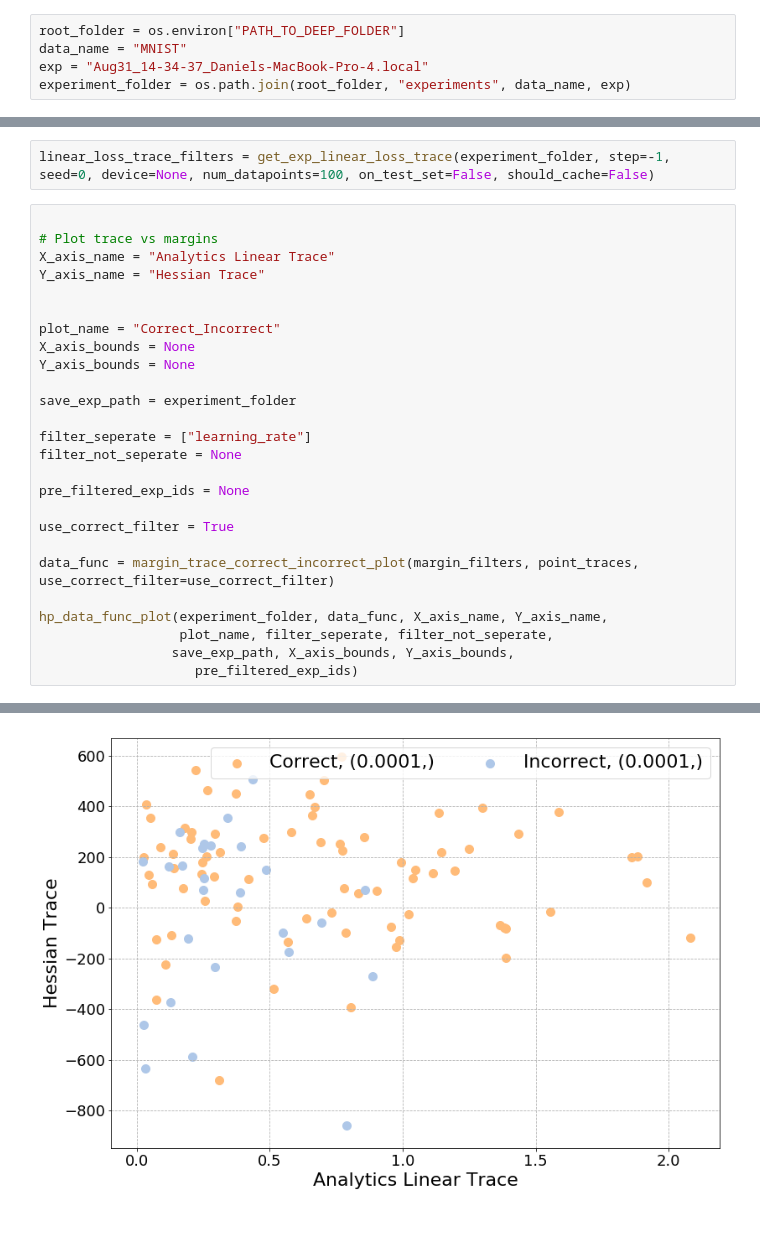
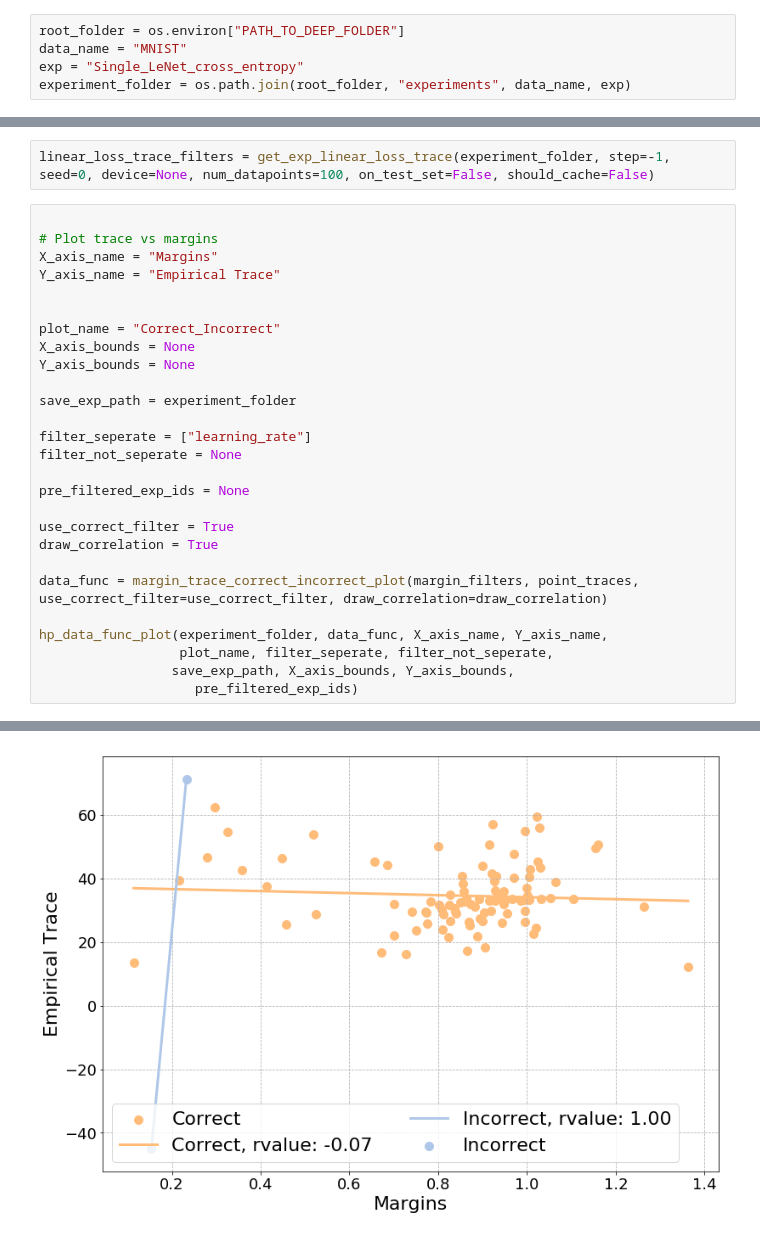
Before and after one commit to daniellengyel/deep_generalizability, a Jupyter notebook: Linear Trace.ipynb, the cells around one changed output, grey strips where cells are left out. Saved outputs shown, nothing was run; the diff lists cells and outputs as text.

```diff
--- a/Linear Trace.ipynb
+++ b/Linear Trace.ipynb
@@ -30,6 +33,6 @@ plt.rcParams["figure.figsize"] = (13,9)
 # %%
 root_folder = os.environ["PATH_TO_DEEP_FOLDER"]
 data_name = "MNIST"
-exp = "Aug31_14-34-37_Daniels-MacBook-Pro-4.local"
+exp = "Single_LeNet_cross_entropy"
 experiment_folder = os.path.join(root_folder, "experiments", data_name, exp)
 # %%
@@ -63,8 +51,8 @@ linear_loss_trace_filters = get_exp_linear_loss_trace(experiment_folder, step=-1
 # %%
 
 # Plot trace vs margins
-X_axis_name = "Analytics Linear Trace"
-Y_axis_name = "Hessian Trace"
+X_axis_name = "Margins"
+Y_axis_name = "Empirical Trace"
 
 
 plot_name = "Correct_Incorrect"
@@ -79,8 +67,9 @@ filter_not_seperate = None
 pre_filtered_exp_ids = None
 
 use_correct_filter = True
+draw_correlation = True
 
-data_func = margin_trace_correct_incorrect_plot(margin_filters, point_traces, use_correct_filter=use_correct_filter)
+data_func = margin_trace_correct_incorrect_plot(margin_filters, point_traces, use_correct_filter=use_correct_filter, draw_correlation=draw_correlation)
 
 hp_data_func_plot(experiment_folder, data_func, X_axis_name, Y_axis_name,
                   plot_name, filter_seperate, filter_not_seperate,
@@ -93 +82 @@ hp_data_func_plot(experiment_folder, data_func, X_axis_name, Y_axis_name,
-[figure, old version]
+[figure, new version]
```
Also changed, not shown: parts of 7 cells of this notebook, 12 other files.
